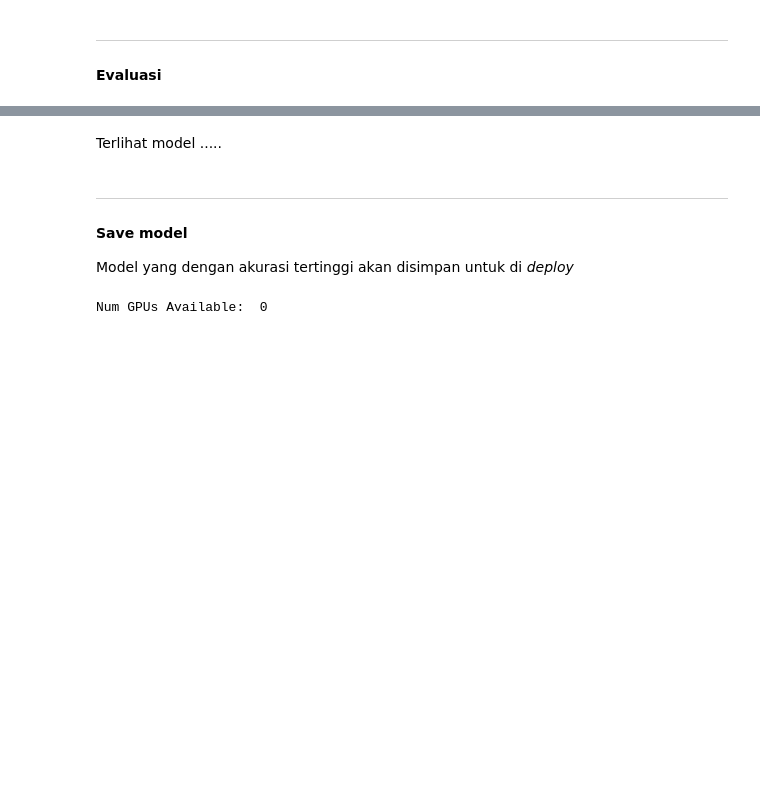
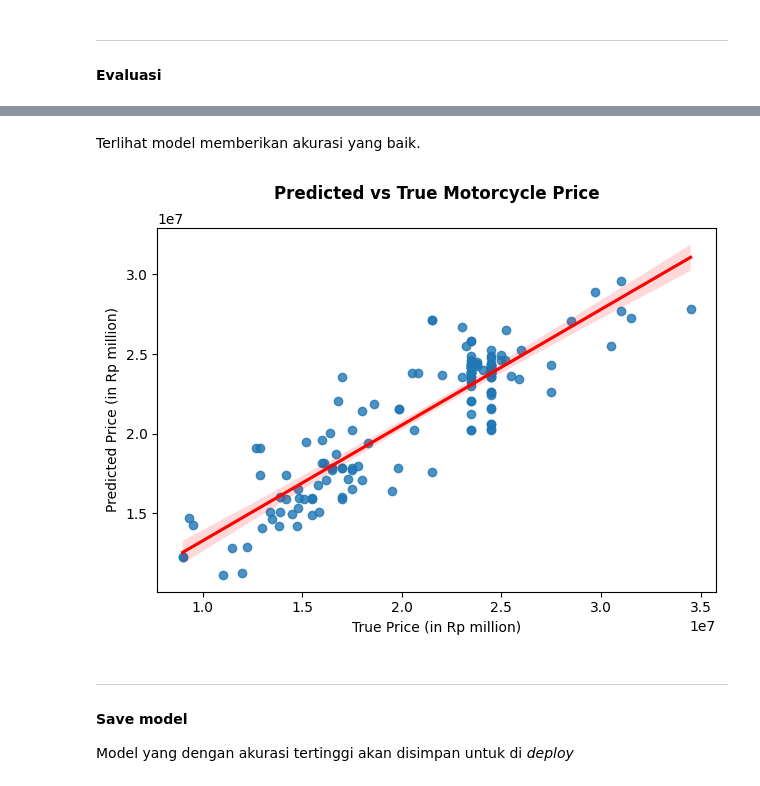
Before and after one commit to daff00/used-motorcycle-price-prediction, a Jupyter notebook: project.ipynb, the cells around one changed output, grey strips where cells are left out. Saved outputs shown, nothing was run; the diff lists cells and outputs as text; code cells hidden in the pictures; blank space fills up the shorter version.

```diff
--- a/project.ipynb
+++ b/project.ipynb
@@ -777,5 +777,19 @@ plt.show()
 # %% [markdown]
-Terlihat model .....
+Terlihat model memberikan akurasi yang baik.
+# %%
+# Visualisasi
+
+y_test_reverse = ss.inverse_transform(y_test)
+y_pred_reverse = ss.inverse_transform(y_pred3)
+
+ax = sns.regplot(x=y_test_reverse, y=y_pred_reverse, line_kws={"color": "red"})
+plt.title("Predicted vs True Motorcycle Price\n", weight='bold')
+plt.xlabel("True Price (in Rp million)")
+plt.ylabel("Predicted Price (in Rp million)")
+plt.tight_layout()
+plt.show()
+# %% [output]
+[figure, added]
 # %% [markdown]
 ---
 #### Save model
@@ -794,4 +806,0 @@ filtered_motor.to_csv('Dataset/Dataset_Training.csv')
-# %%
-print("Num GPUs Available: ", len(tf.config.experimental.list_physical_devices("GPU")))
-# %% [output]
-Num GPUs Available:  0
```
Also changed, not shown: parts of 19 cells of this notebook, 2 other files.
